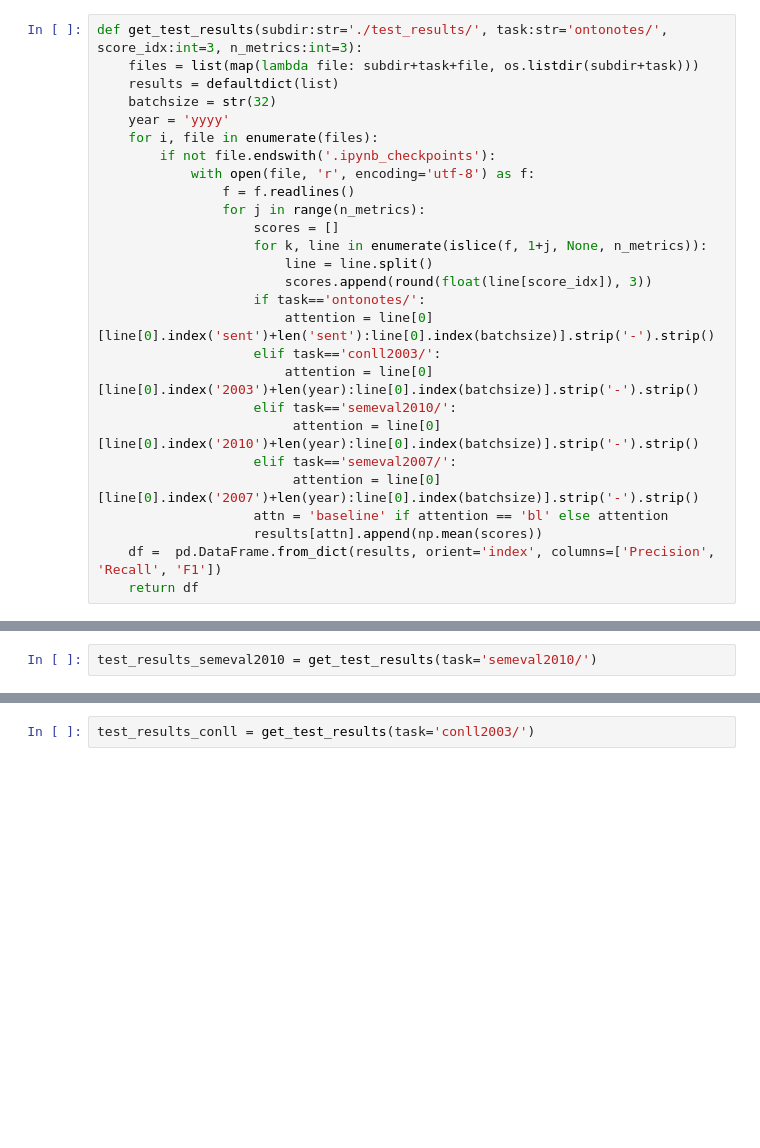
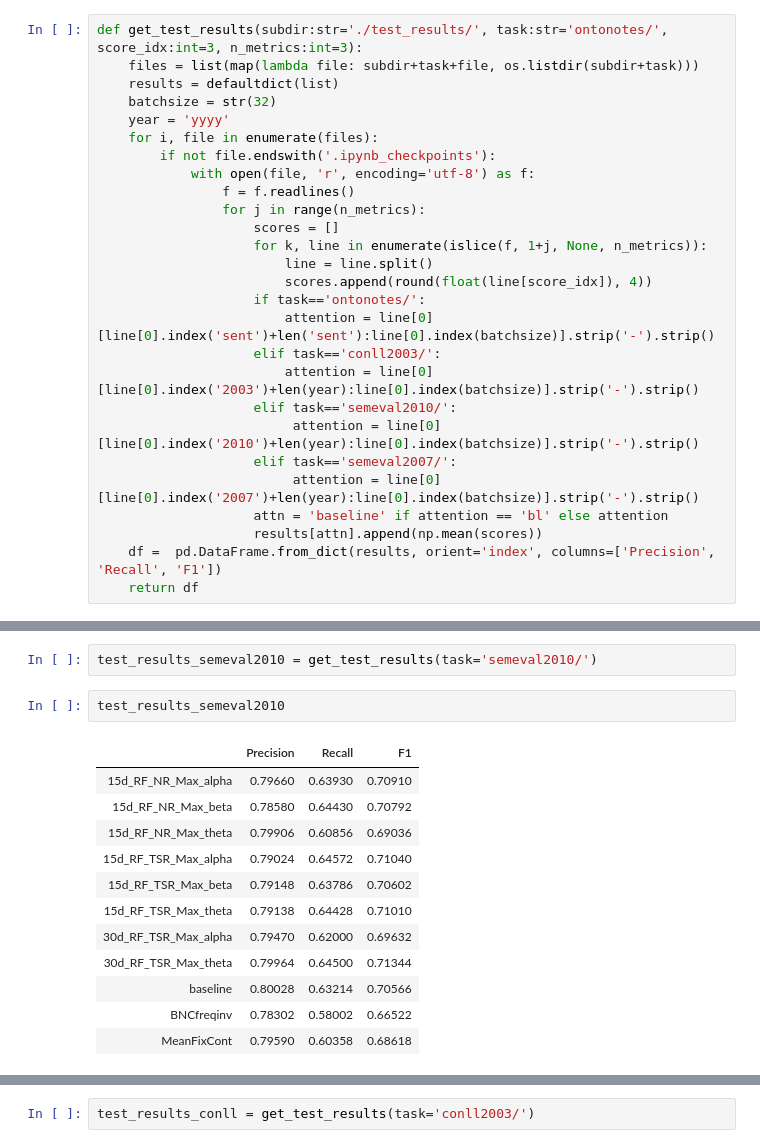
Before and after one commit to PosoSAgapo/NER-with-EEG-and-ET, a Jupyter notebook: results.ipynb, the cells around one changed output, grey strips where cells are left out. Cells and saved outputs as stored; diff of their text form; blank space fills up the shorter version.

Commit message:
Changed results function slightly to compute rounding differently

```diff
--- a/results.ipynb
+++ b/results.ipynb
@@ -21,7 +21,7 @@ def get_test_results(subdir:str='./test_results/', task:str='ontonotes/', score_
                     scores = []
                     for k, line in enumerate(islice(f, 1+j, None, n_metrics)):
                         line = line.split()
-                        scores.append(round(float(line[score_idx]), 3))
+                        scores.append(round(float(line[score_idx]), 4))
                     if task=='ontonotes/':
                         attention = line[0][line[0].index('sent')+len('sent'):line[0].index(batchsize)].strip('-').strip()
                     elif task=='conll2003/':
@@ -39,5 +52,20 @@ test_results_semeval2007 = get_test_results(task='semeval2007/')
 # %%
 test_results_semeval2010 = get_test_results(task='semeval2010/')
+# %%
+test_results_semeval2010
+# %% [output]
+|  | Precision | Recall | F1 |
+| 15d_RF_NR_Max_alpha | 0.79660 | 0.63930 | 0.70910 |
+| 15d_RF_NR_Max_beta | 0.78580 | 0.64430 | 0.70792 |
+| 15d_RF_NR_Max_theta | 0.79906 | 0.60856 | 0.69036 |
+| 15d_RF_TSR_Max_alpha | 0.79024 | 0.64572 | 0.71040 |
+| 15d_RF_TSR_Max_beta | 0.79148 | 0.63786 | 0.70602 |
+| 15d_RF_TSR_Max_theta | 0.79138 | 0.64428 | 0.71010 |
+| 30d_RF_TSR_Max_alpha | 0.79470 | 0.62000 | 0.69632 |
+| 30d_RF_TSR_Max_theta | 0.79964 | 0.64500 | 0.71344 |
+| baseline | 0.80028 | 0.63214 | 0.70566 |
+| BNCfreqinv | 0.78302 | 0.58002 | 0.66522 |
+| MeanFixCont | 0.79590 | 0.60358 | 0.68618 |
 # %%
 print(test_results_semeval2010.to_latex())
 # %% [output]
```
Also changed, not shown: parts of 8 cells of this notebook, 1 other file.
